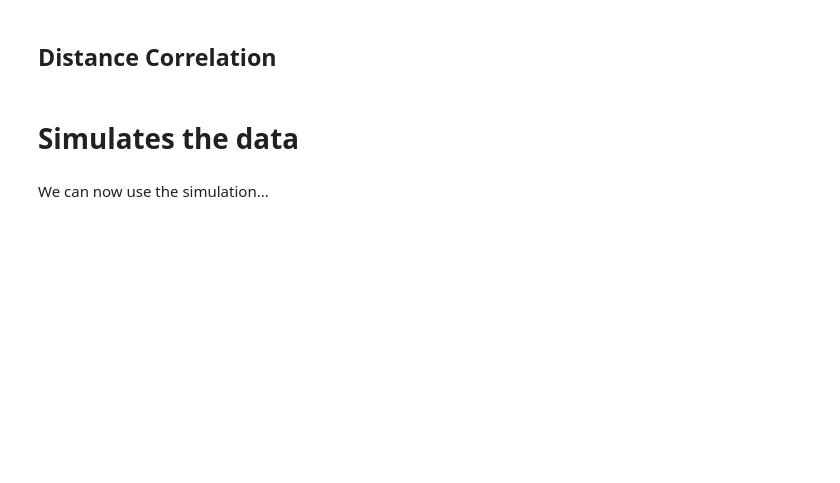
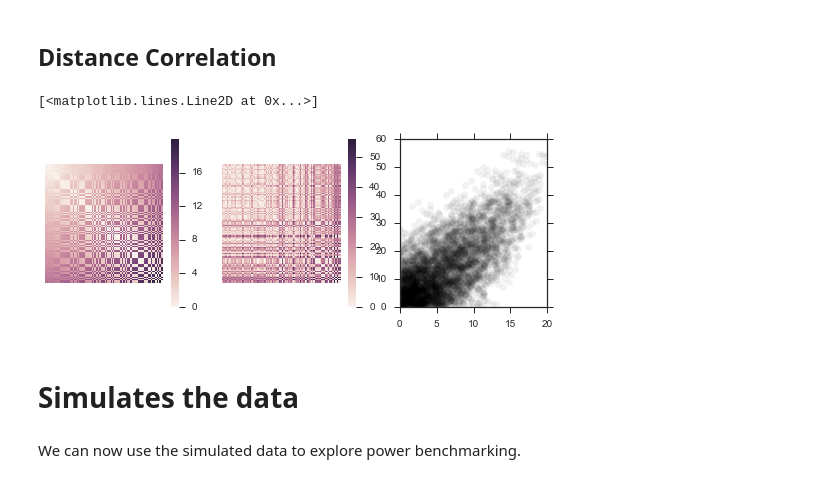
Before and after one commit to JWDebelius/monte_carlo_power, a Jupyter notebook: ipynb/1-Build Simulations.ipynb, the cells around one changed output. Saved outputs shown, nothing was run; the diff lists cells and outputs as text; code cells hidden in the pictures; blank space fills up the shorter version.

Commit message:
Updates simulation parameters

```diff
--- a/ipynb/1-Build Simulations.ipynb
+++ b/ipynb/1-Build Simulations.ipynb
@@ -191,18 +174,0 @@ We can simulate a non-normal, bimodal distribution. These are not expected to be
-# %%
-data = sim.simulate_bimodal(mu_lim=[0, 6],
-                            sigma_lim=[1, 4],
-                            count_lim=[100, 101],
-                            bench_lim=[50, 51],
-                            diff_lim=[10, 15],
-                            sep_lim=[10, 12])
-
-ax1 = plt.subplot(3, 1, 1)
-ax2 = plt.subplot(3, 1, 2, sharey=ax1, sharex=ax1)
-sn.distplot(data[1][0], ax=ax1, color='k', hist_kws={'alpha': 0.2})
-sn.distplot(data[1][1], ax=ax2, color='k', hist_kws={'alpha': 0.2})
-
-ax1.set_ylim([0, 0.125])
-ax2.set_ylim([0, 0.125])
-
-clean_up_axis(ax1)
-clean_up_axis(ax2)
@@ -302,6 +269,24 @@ distributions['multivariate'] = {'function': sim.simulate_multivariate,
 ## Distance Correlation
 # %%
 p, [x, y] = sim.simulate_mantel([1, 5], [-2, 2], [2, 10], [100, 101], x_lim=[-10, 10])
+# %%
+x_prime = pd.DataFrame(x.data, index=x.ids, columns=x.ids)
+x_order = x_prime.sort_values('s.1').index
+# %%
+fig, [ax1, ax2, ax3] = plt.subplots(1, 3)
+fig.set_size_inches(9, 3)
+sn.heatmap(x.filter(x_order).data, ax=ax1)
+sn.heatmap(y.filter(x_order).data, ax=ax2)
+ax1.axis('equal')
+ax1.set_xticks([])
+ax1.set_yticks([])
+ax2.axis('equal')
+ax2.set_xticks([])
+ax2.set_yticks([])
+ax3.plot(x.condensed_form(), y.condensed_form(), 'ko', alpha=0.05)
+# %% [output]
+[<matplotlib.lines.Line2D at 0x...>]
+[figure, added]
 # %%
 def mantel_test(samples):
     """Wraps the scikit-bio mantel test"""
@@ -335,4 +320,4 @@ for test_name in distributions.keys():
         with open(file, 'wb') as f_:
             pickle.dump({'samples': samples, 'params': params, 'p_value': p}, f_)
 # %% [markdown]
-We can now use the simulation...
+We can now use the simulated data to explore power benchmarking.
```
Also changed, not shown: parts of 17 cells of this notebook.
